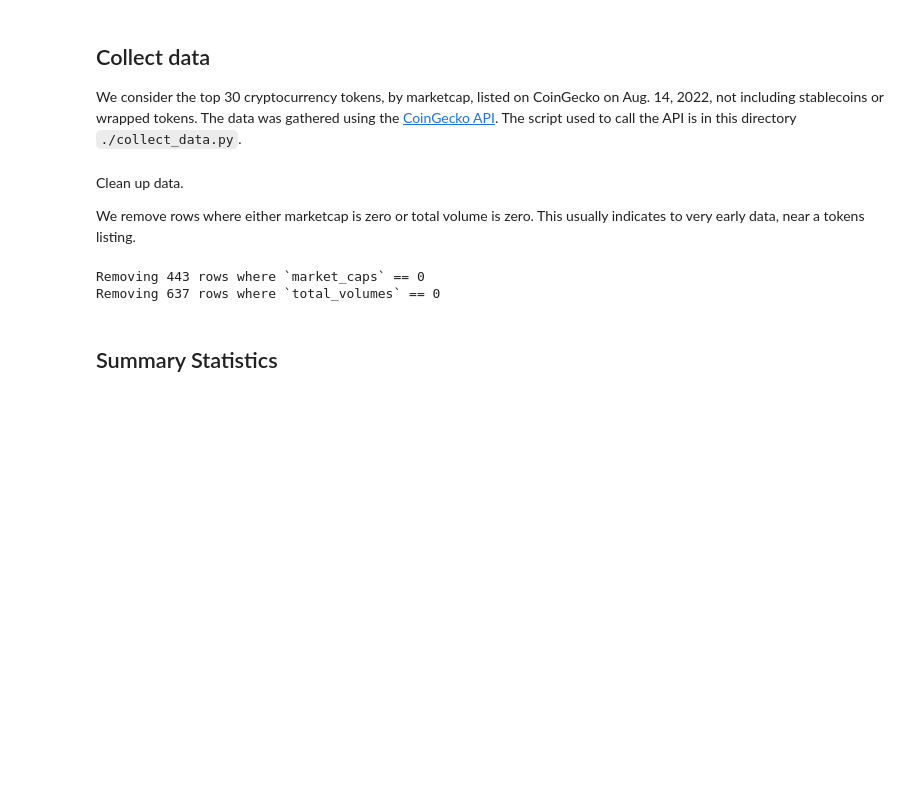
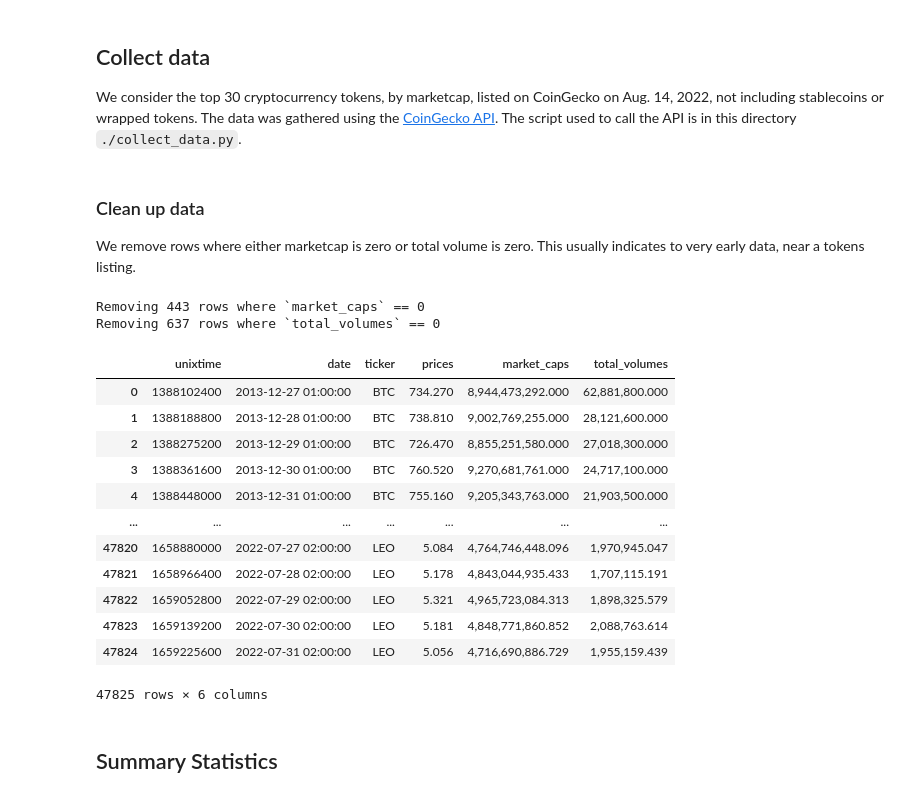
Before and after one commit to astrace/notebooks, a Jupyter notebook: moon_cycle/Lunar Phases and Cryptocurrency Returns.ipynb, the cells around one changed output. Saved outputs shown, nothing was run; the diff lists cells and outputs as text; code cells hidden in the pictures; blank space fills up the shorter version.

```diff
--- a/moon_cycle/Lunar Phases and Cryptocurrency Returns.ipynb
+++ b/moon_cycle/Lunar Phases and Cryptocurrency Returns.ipynb
@@ -25,7 +26,7 @@ We consider the top 30 cryptocurrency tokens, by marketcap, listed on CoinGecko
 # %%
 DF_MAIN = pd.concat([pd.read_csv(fname) for fname in glob.glob("./data/CoinGecko_*.csv")])
 # %% [markdown]
-Clean up data.
+### Clean up data
 
 We remove rows where either marketcap is zero or total volume is zero. This usually indicates to very early data, near a tokens listing.
 # %%
@@ -55,6 +80,22 @@ DF_MAIN = DF_MAIN.sort_values(
 # %% [output]
 Removing 443 rows where `market_caps` == 0
 Removing 637 rows where `total_volumes` == 0
+# %%
+DF_MAIN
+# %% [output]
+|  | unixtime | date | ticker | prices | market_caps | total_volumes |
+| 0 | 1388102400 | 2013-12-27 01:00:00 | BTC | 734.270 | 8,944,473,292.000 | 62,881,800.000 |
+| 1 | 1388188800 | 2013-12-28 01:00:00 | BTC | 738.810 | 9,002,769,255.000 | 28,121,600.000 |
+| 2 | 1388275200 | 2013-12-29 01:00:00 | BTC | 726.470 | 8,855,251,580.000 | 27,018,300.000 |
+| 3 | 1388361600 | 2013-12-30 01:00:00 | BTC | 760.520 | 9,270,681,761.000 | 24,717,100.000 |
+| 4 | 1388448000 | 2013-12-31 01:00:00 | BTC | 755.160 | 9,205,343,763.000 | 21,903,500.000 |
+| ... | ... | ... | ... | ... | ... | ... |
+| 47820 | 1658880000 | 2022-07-27 02:00:00 | LEO | 5.084 | 4,764,746,448.096 | 1,970,945.047 |
+| 47821 | 1658966400 | 2022-07-28 02:00:00 | LEO | 5.178 | 4,843,044,935.433 | 1,707,115.191 |
+| 47822 | 1659052800 | 2022-07-29 02:00:00 | LEO | 5.321 | 4,965,723,084.313 | 1,898,325.579 |
+| 47823 | 1659139200 | 2022-07-30 02:00:00 | LEO | 5.181 | 4,848,771,860.852 | 2,088,763.614 |
+| 47824 | 1659225600 | 2022-07-31 02:00:00 | LEO | 5.056 | 4,716,690,886.729 | 1,955,159.439 |
+47825 rows × 6 columns
 # %% [markdown]
 ## Summary Statistics
 # %%
```
Also changed, not shown: parts of 30 cells of this notebook.
